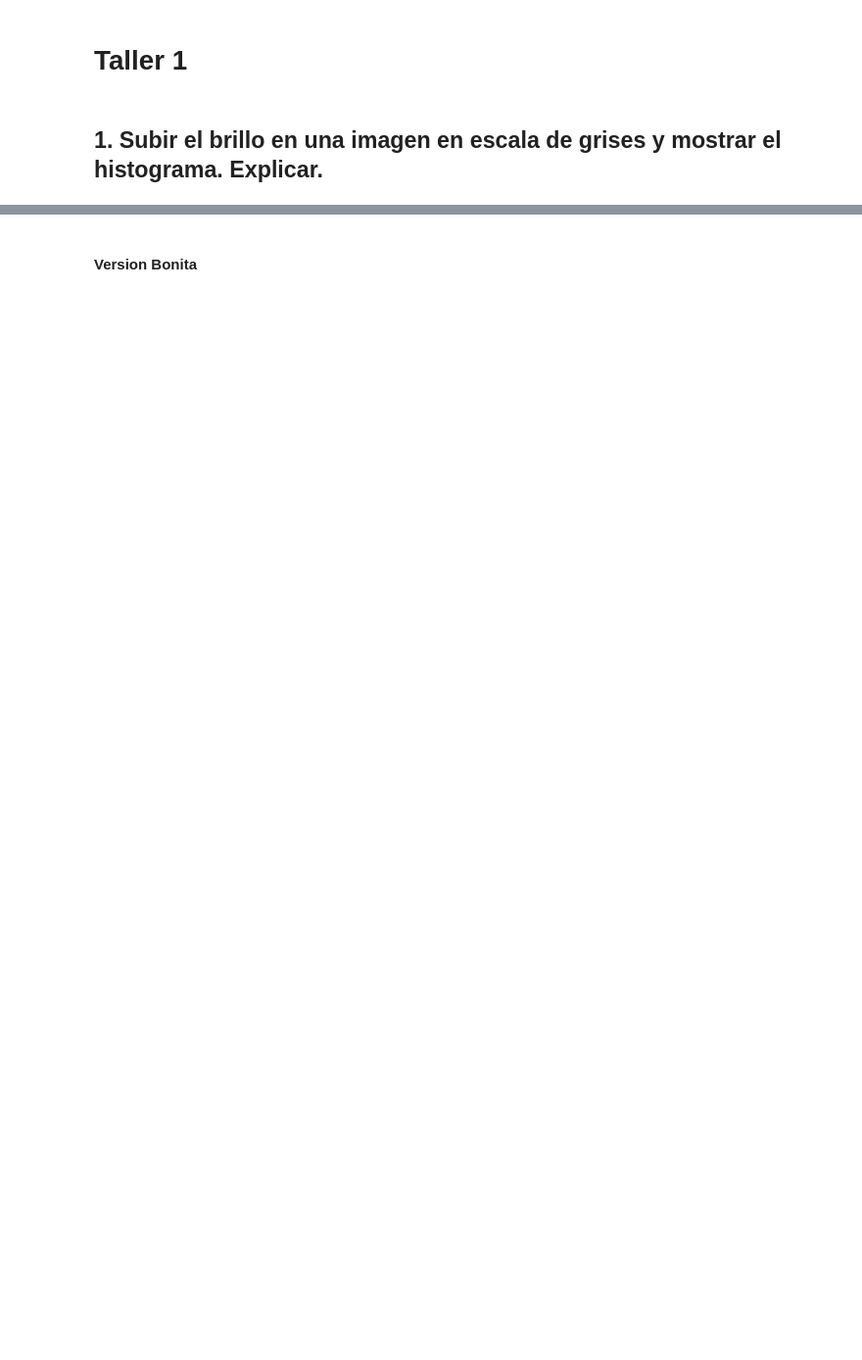
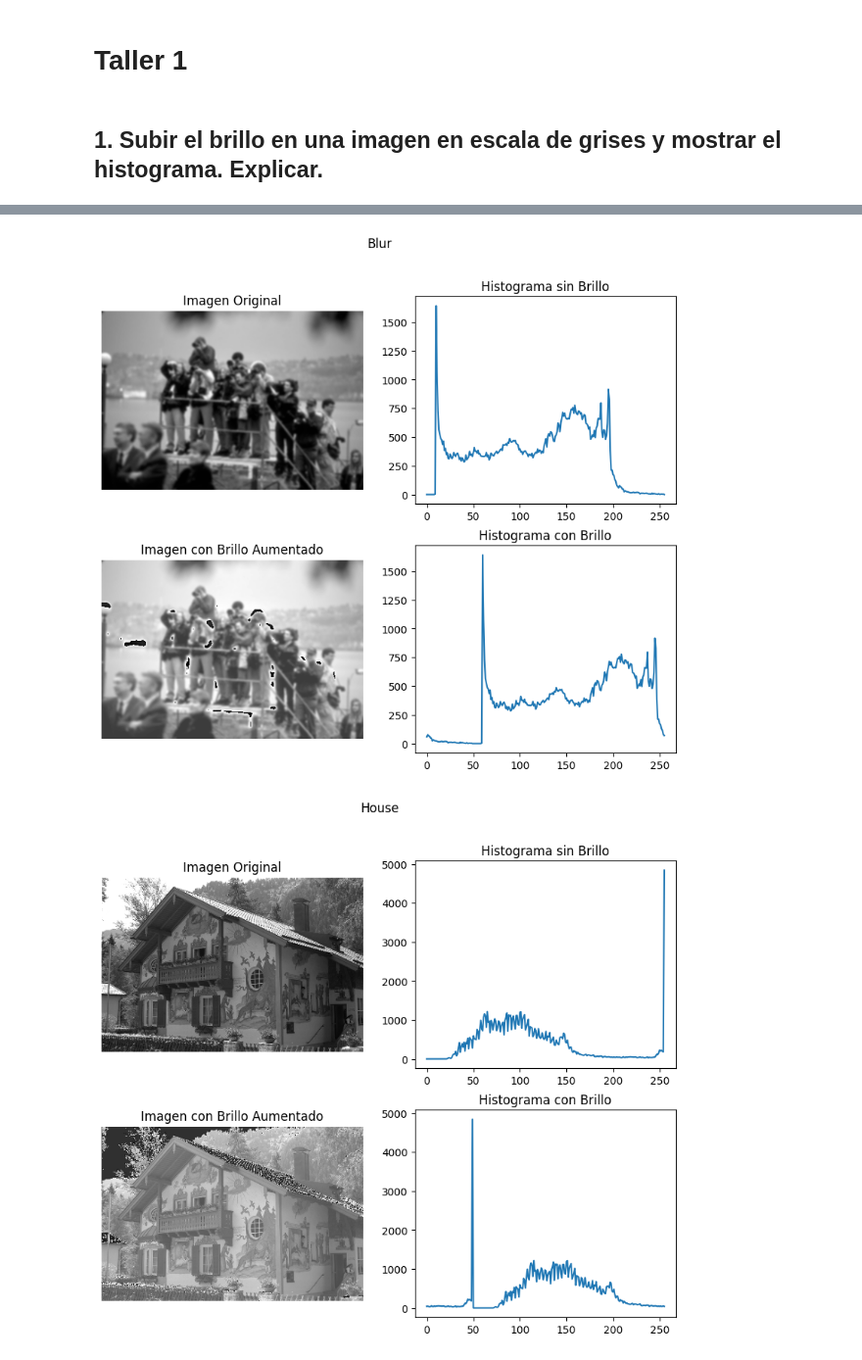
Before and after one commit to jsCastilloDev/VisionPorComputadora, a Jupyter notebook: 2. Curso CV - UNIDAD 2 y 3 - Preprocessing and feature extraction 2/Taller 1.ipynb, the cells around one changed output, grey strips where cells are left out. Shown at 98% size. Drawn from its saved outputs; the diff is of its cells as text; code cells hidden in the pictures; blank space fills up the shorter version.

```diff
--- a/2. Curso CV - UNIDAD 2 y 3 - Preprocessing and feature extraction 2/Taller 1.ipynb
+++ b/2. Curso CV - UNIDAD 2 y 3 - Preprocessing and feature extraction 2/Taller 1.ipynb
@@ -7,12 +7,12 @@ from matplotlib import pyplot as plt
 #imagnes a trabajas
 blur_link="./sim_data-master/images/taller/blur.tif"
 house_link="./sim_data-master/images/taller/house.tif"
-nouse_link="./sim_data-master/images/taller/nouse1.tif"
+nouse_link="./sim_data-master/images/taller/noise1.tif"
 race_link="./sim_data-master/images/taller/race.tif"
 #leer imagenes
 blur=cv2.imread(blur_link, cv2.IMREAD_GRAYSCALE)
 house=cv2.imread(house_link, cv2.IMREAD_GRAYSCALE)
-nouse=cv2.imread(nouse_link, cv2.IMREAD_GRAYSCALE)
-rice=cv2.imread(race_link, cv2.IMREAD_GRAYSCALE)
+noise=cv2.imread(nouse_link, cv2.IMREAD_GRAYSCALE)
+race=cv2.imread(race_link, cv2.IMREAD_GRAYSCALE)
 # %% [markdown]
 ## 1.	Subir el brillo en una imagen en escala de grises y mostrar el histograma. Explicar.
@@ -38,2 +50,8 @@ plt.show()
-# %% [markdown]
-#### Version Bonita
+# %%
+show_img_brillos(blur,50,"Blur")
+show_img_brillos(house,50,"House")
+show_img_brillos(noise,50,"Noise")
+show_img_brillos(race,50,"race")
+# %% [output]
+[figure, added]
+[figure, added]
```
Also changed, not shown: parts of 8 cells of this notebook, 1 other file.
